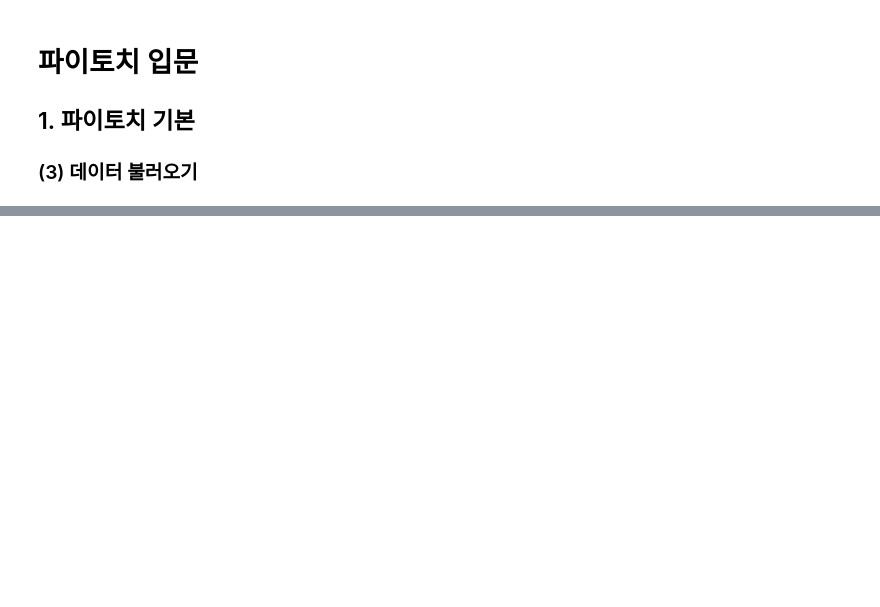
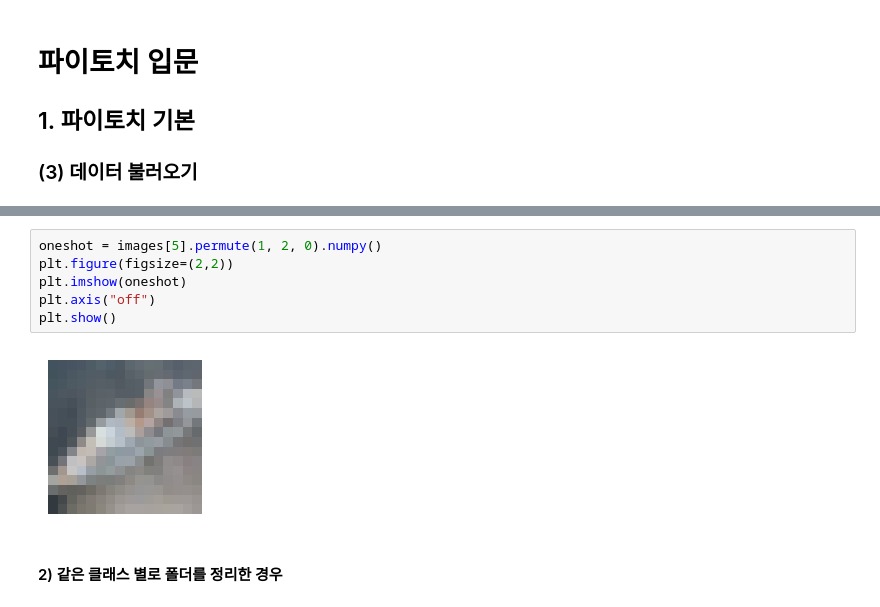
Before and after one commit to aeolian83/deep_learning_pytorch, a Jupyter notebook: pytorch_entry_02.ipynb, the cells around one changed output, grey strips where cells are left out. Cells and saved outputs as stored; diff of their text form; blank space fills up the shorter version.

```diff
--- a/pytorch_entry_02.ipynb
+++ b/pytorch_entry_02.ipynb
@@ -6,0 +77,10 @@
+# %%
+oneshot = images[5].permute(1, 2, 0).numpy()
+plt.figure(figsize=(2,2))
+plt.imshow(oneshot)
+plt.axis("off")
+plt.show()
+# %% [output]
+[figure, added]
+# %% [markdown]
+#### 2) 같은 클래스 별로 폴더를 정리한 경우
```
Also changed, not shown: parts of 22 cells of this notebook.
